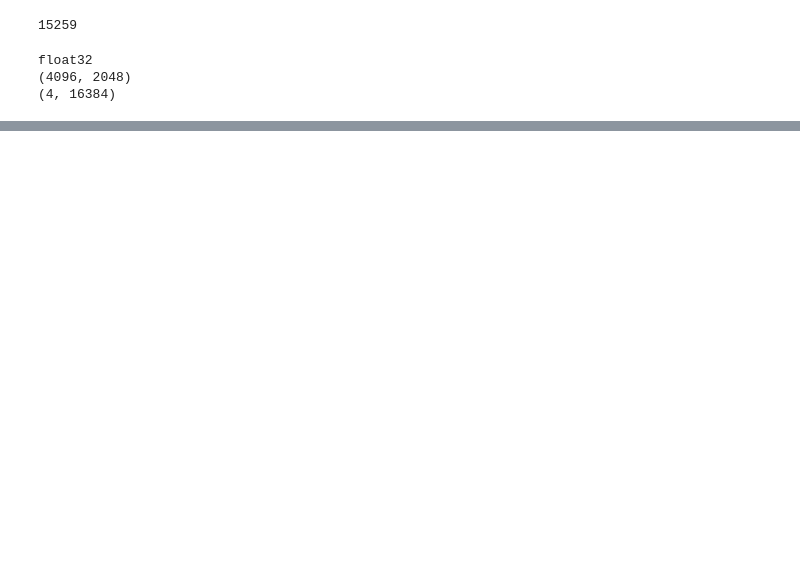
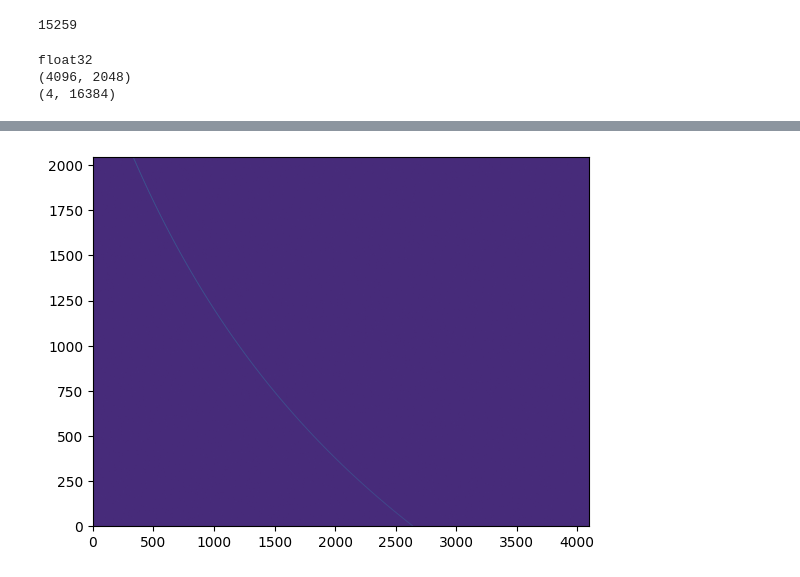
Before and after one commit to darbymccauley/Leuschner_FRB_Detection, a Jupyter notebook: notebooks/fdmt_homebrew.ipynb, the cells around one changed output, grey strips where cells are left out. Drawn from its saved outputs; the diff is of its cells as text; code cells hidden in the pictures; blank space fills up the shorter version.

```diff
--- a/notebooks/fdmt_homebrew.ipynb
+++ b/notebooks/fdmt_homebrew.ipynb
@@ -61,11 +69,11 @@ NFREQ = 2048
 DM = 350
 times = np.linspace(0, 1, NTIMES)
 freqs = np.linspace(1.150e9, 1.650e9, NFREQ)
-profile = make_frb(times, freqs, DM=DM, pulse_width=0.12e-3, pulse_amp=4.5, t0=10*80e-4)
-profile += 10*np.random.normal(size=profile.shape, loc=10)
-profile[:,::137] = 0  # blank out rfi
-profile[:,300:500] = 0  # blank out rfi
-profile[::519] = 100  # rfi
+profile = make_frb(times, freqs, DM=DM, pulse_width=0.12e-3, pulse_amp=100, t0=10*80e-4)
+profile += np.random.normal(size=profile.shape, loc=10)
+# profile[:,::137] = 0  # blank out rfi
+# profile[:,300:500] = 0  # blank out rfi
+# profile[::519] = 100  # rfi
 profile -= np.mean(profile, axis=0, keepdims=True)
 print(profile.dtype)
 print(profile.shape)
@@ -76,7 +84,7 @@ float32
 (4, 16384)
 # %%
 plt.figure()
-plt.imshow(profile, aspect='auto', interpolation='nearest')
-#plt.imshow(np.abs(np.fft.ifft(np.fft.fft(profile, axis=0), axis=1)), aspect='auto', interpolation='nearest')
+plt.imshow(profile.T, aspect='auto', origin='lower')
+# plt.imshow(np.abs(np.fft.ifft(np.fft.fft(profile, axis=0), axis=1)), aspect='auto', interpolation='nearest')
 plt.show()
 # %% [output]
@@ -85,3 +91,4 @@ plt.show()
+[figure, added]
 # %%
 %load_ext snakeviz
 # %% [output]
```
Also changed, not shown: parts of 7 cells of this notebook, 3 other files.
